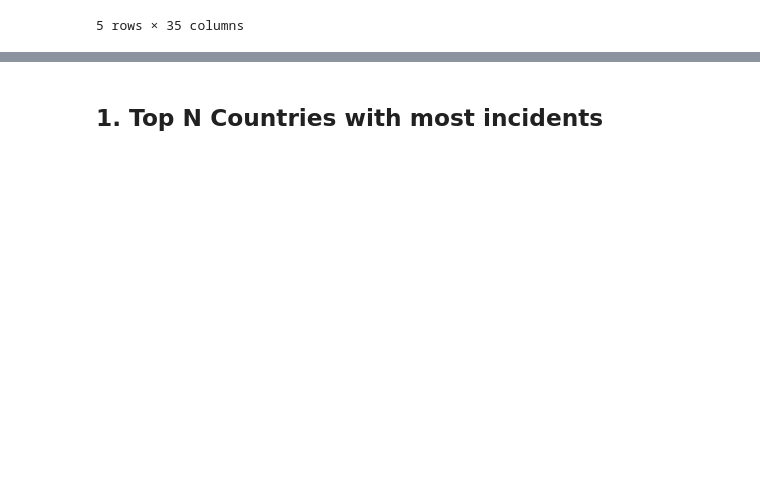
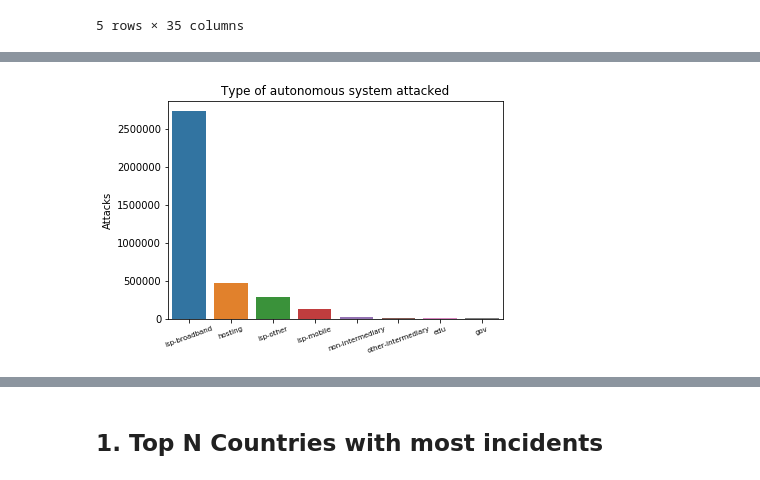
Before and after one commit to WKSu/WM0824TU-economics-of-cybersecurity-DDoS, a Jupyter notebook: SecurityMetrics/DDoS_Assignment1.ipynb, the cells around one changed output, grey strips where cells are left out. Cells and saved outputs as stored; diff of their text form; code cells hidden in the pictures; blank space fills up the shorter version.

```diff
--- a/SecurityMetrics/DDoS_Assignment1.ipynb
+++ b/SecurityMetrics/DDoS_Assignment1.ipynb
@@ -45,0 +97,15 @@ df.head()
+# %%
+# AS_Types
+
+x_type = df["as_type"].value_counts().index.tolist()
+y_type = df["as_type"].value_counts()
+ax = sns.barplot(x_type, y_type)
+ax.set_xticklabels(x_type, rotation = 20, fontsize = 7)
+ax.set_title("Type of autonomous system attacked")
+ax.set_ylabel("Attacks")
+# ax.set_yscale('log')
+ax.figure.savefig("type_as.png")
+
+plt.show()
+# %% [output]
+[figure, added]
```
Also changed, not shown: parts of 13 cells of this notebook, 3 other files.
